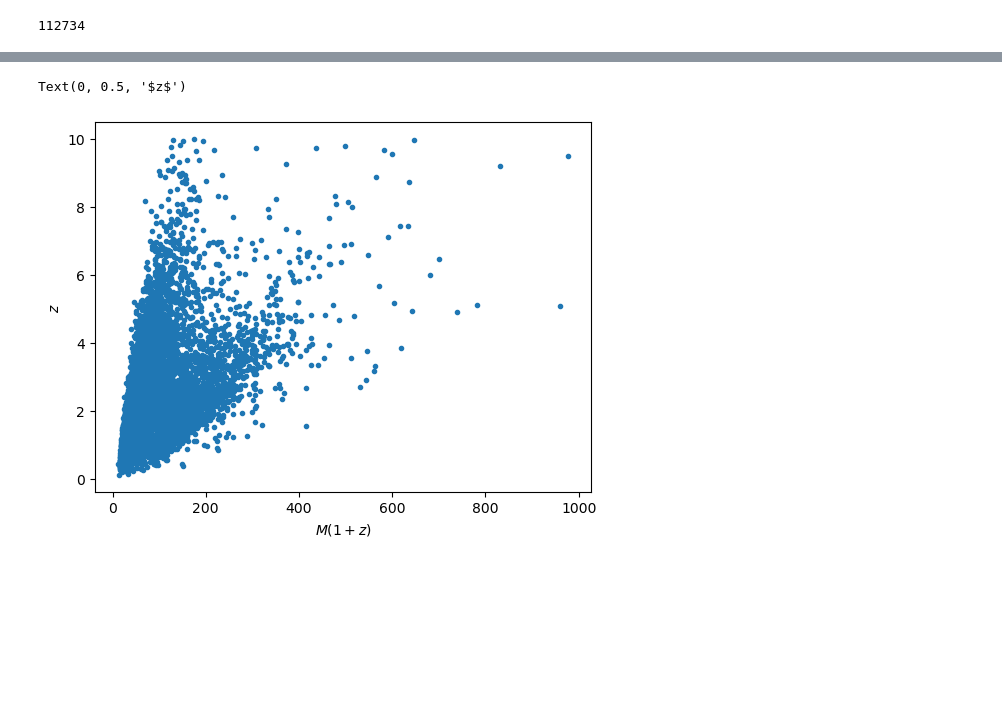
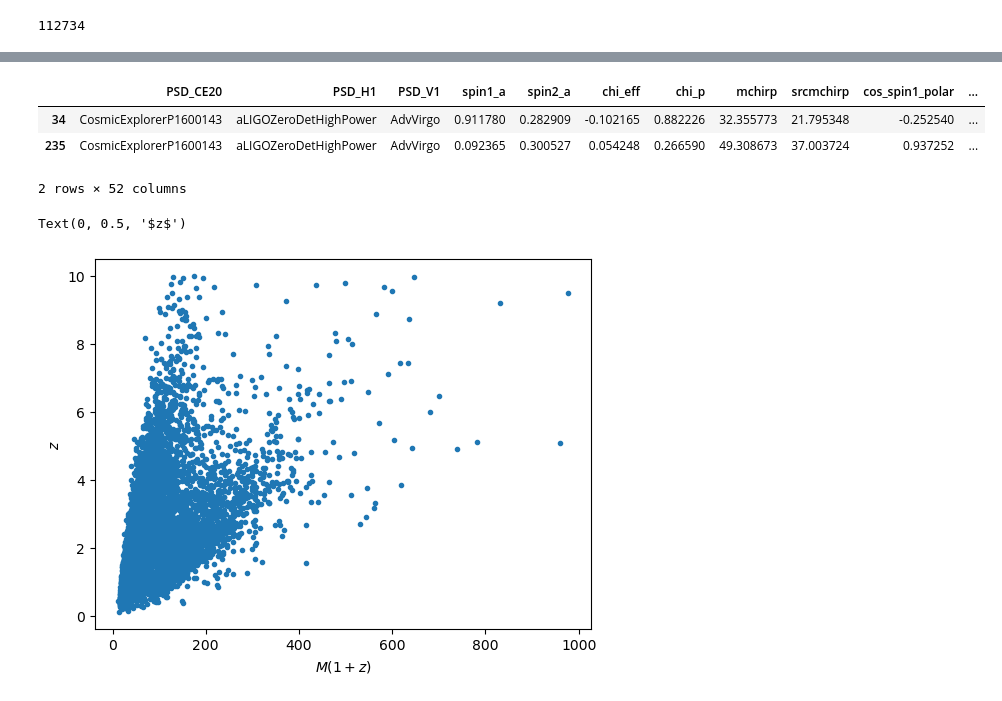
Before and after one commit to divyajyoti09/next_gen_detect, a Jupyter notebook: SNR_plots.ipynb, the cells around one changed output, grey strips where cells are left out. Saved outputs shown, nothing was run; the diff lists cells and outputs as text; code cells hidden in the pictures; blank space fills up the shorter version.

```diff
--- a/SNR_plots.ipynb
+++ b/SNR_plots.ipynb
@@ -20,17 +20,27 @@ data_31_days_LHV_Design = dd.io.load('../output_data/31_days_prec_z_10_LHV_Desig
 data_31_days_LHV_Aplus = dd.io.load('../output_data/31_days_prec_z_10_LHV_Aplus_PSDs_SNR_data.h5')['Optimal_SNR']
 data_31_days_LHV_XG = dd.io.load('../output_data/31_days_prec_z_10_LH_CE_PSD_V_ET_PSD_SNR_data.h5')['Optimal_SNR']
 # %%
-def get_detected_SNRs(data_dict, ifo_threshold=8, network_threshold=10):
-    detected = {}
+def get_detected_SNRs(data_dict, ifo_threshold=5, network_threshold=10, method='all'):
     SNR_keys = [key for key in data_dict.keys() if 'SNR' in key]
+    detected_bool_dict = {}
+    detected_dict = {}
+
     for key in SNR_keys:
-        if "network_sq" in key:
-            detected[key.split('SNR_')[-1]] = data_dict[data_dict[key] > network_threshold**2]
-        elif "network" in key:
-            detected[key.split('SNR_')[-1]] = data_dict[data_dict[key] > network_threshold]
+        dict_key = key.split('SNR_')[-1]
+
+        if "network" in key:
+            threshold = network_threshold
         else:
-            detected[key.split('SNR_')[-1]] = data_dict[data_dict[key] > ifo_threshold]
-    return(detected)
+            threshold = ifo_threshold
+
+        detected_bool_dict[dict_key] = data_dict[key] >= threshold
+        detected_dict[dict_key] = data_dict[detected_bool_dict[dict_key]]
+
+    if method=='all':
+        detected_events_df = data_dict[np.all(tuple(detected_bool_dict.values()), axis=0)]
+    elif method=='network':
+        detected_events_df = detected_dict['network']
+    return(detected_events_df, detected_dict)
 # %%
 test_data_local.keys()
 # %% [output]
@@ -47,2 +57,10 @@ Index(['inclination', 'distance', 'mass1', 'mass2', 'coa_phase', 'f_ref',
       dtype='object')
+# %%
+detected_local_events, info_dict = get_detected_SNRs(test_data_local)
+detected_local_events
+# %% [output]
+|  | PSD_CE20 | PSD_H1 | PSD_V1 | spin1_a | spin2_a | chi_eff | chi_p | mchirp | srcmchirp | cos_spin1_polar | ... |
+| 34 | CosmicExplorerP1600143 | aLIGOZeroDetHighPower | AdvVirgo | 0.911780 | 0.282909 | -0.102165 | 0.882226 | 32.355773 | 21.795348 | -0.252540 | ... |
+| 235 | CosmicExplorerP1600143 | aLIGOZeroDetHighPower | AdvVirgo | 0.092365 | 0.300527 | 0.054248 | 0.266590 | 49.308673 | 37.003724 | 0.937252 | ... |
+2 rows × 52 columns
 # %%
```
Also changed, not shown: parts of 7 cells of this notebook, 4 other files.
